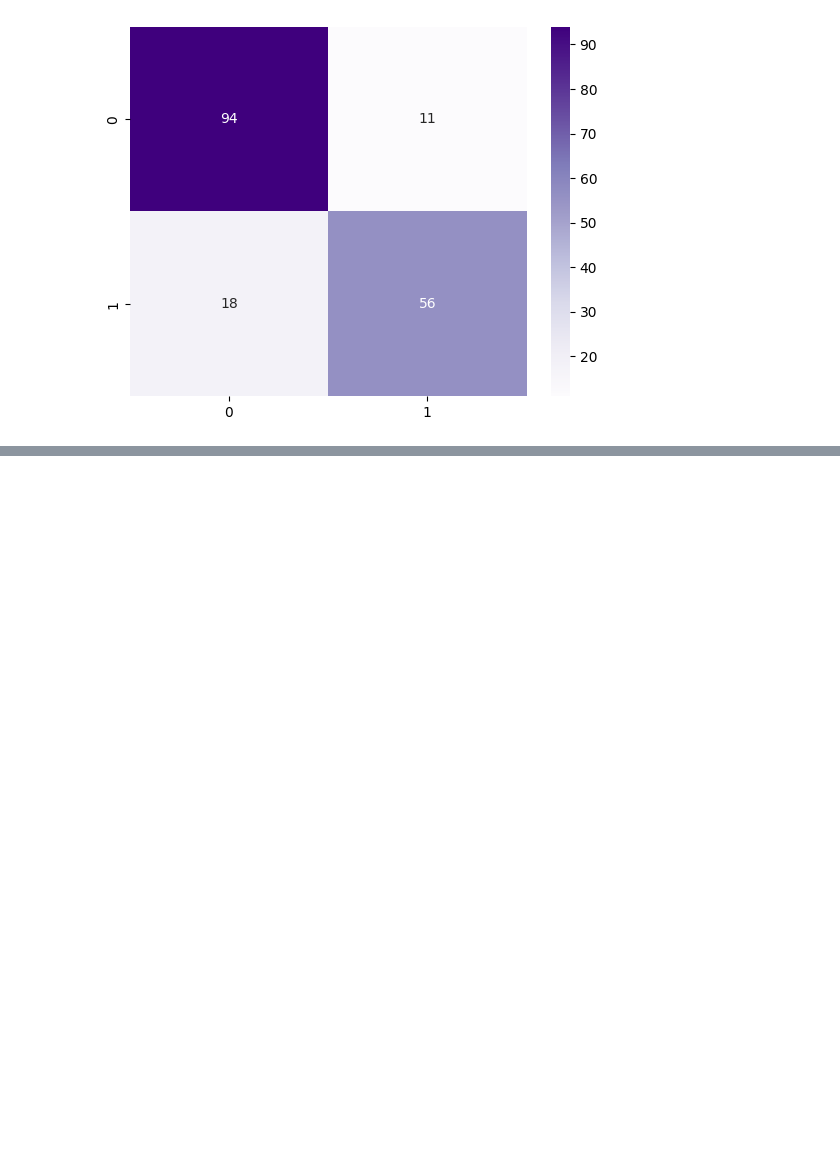
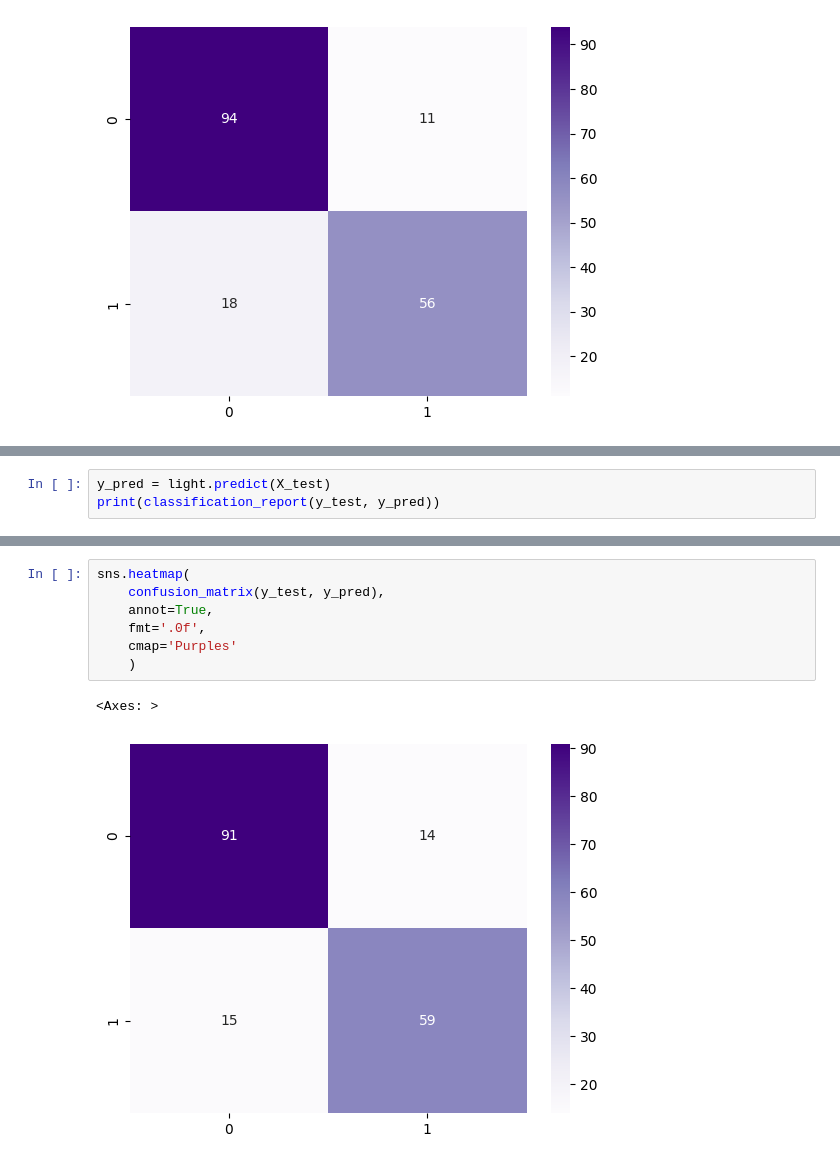
Before and after one commit to Raminydo/Titanic-ML, a Jupyter notebook: gradient_boosting.ipynb, the cells around one changed output, grey strips where cells are left out. Drawn from its saved outputs; the diff is of its cells as text; blank space fills up the shorter version.

```diff
--- a/gradient_boosting.ipynb
+++ b/gradient_boosting.ipynb
@@ -82,0 +154,3 @@ sns.heatmap(
+# %%
+y_pred = light.predict(X_test)
+print(classification_report(y_test, y_pred))
@@ -82,0 +166,10 @@ sns.heatmap(
+# %%
+sns.heatmap(
+    confusion_matrix(y_test, y_pred),
+    annot=True,
+    fmt='.0f',
+    cmap='Purples'
+    )
+# %% [output]
+<Axes: >
+[figure, added]
```
Also changed, not shown: parts of 10 cells of this notebook.
